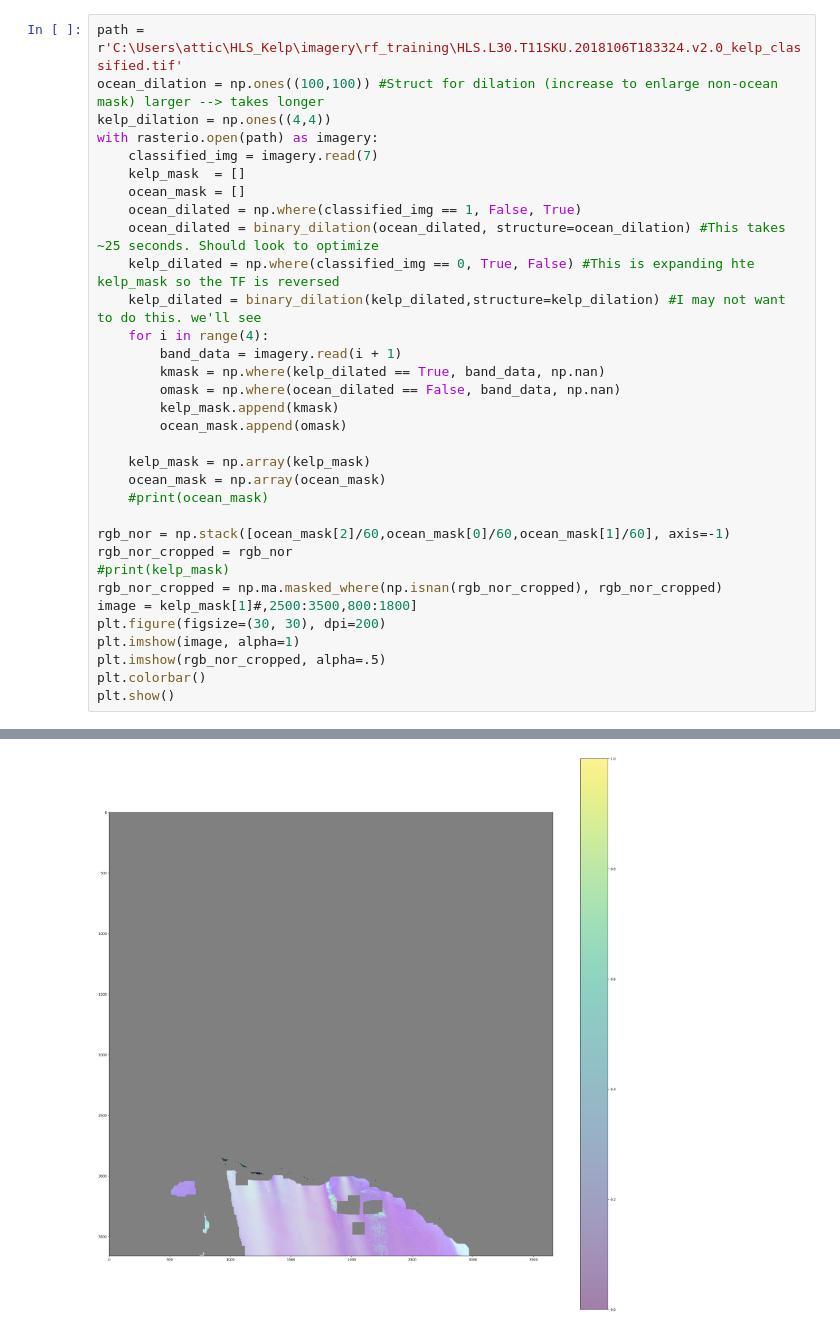
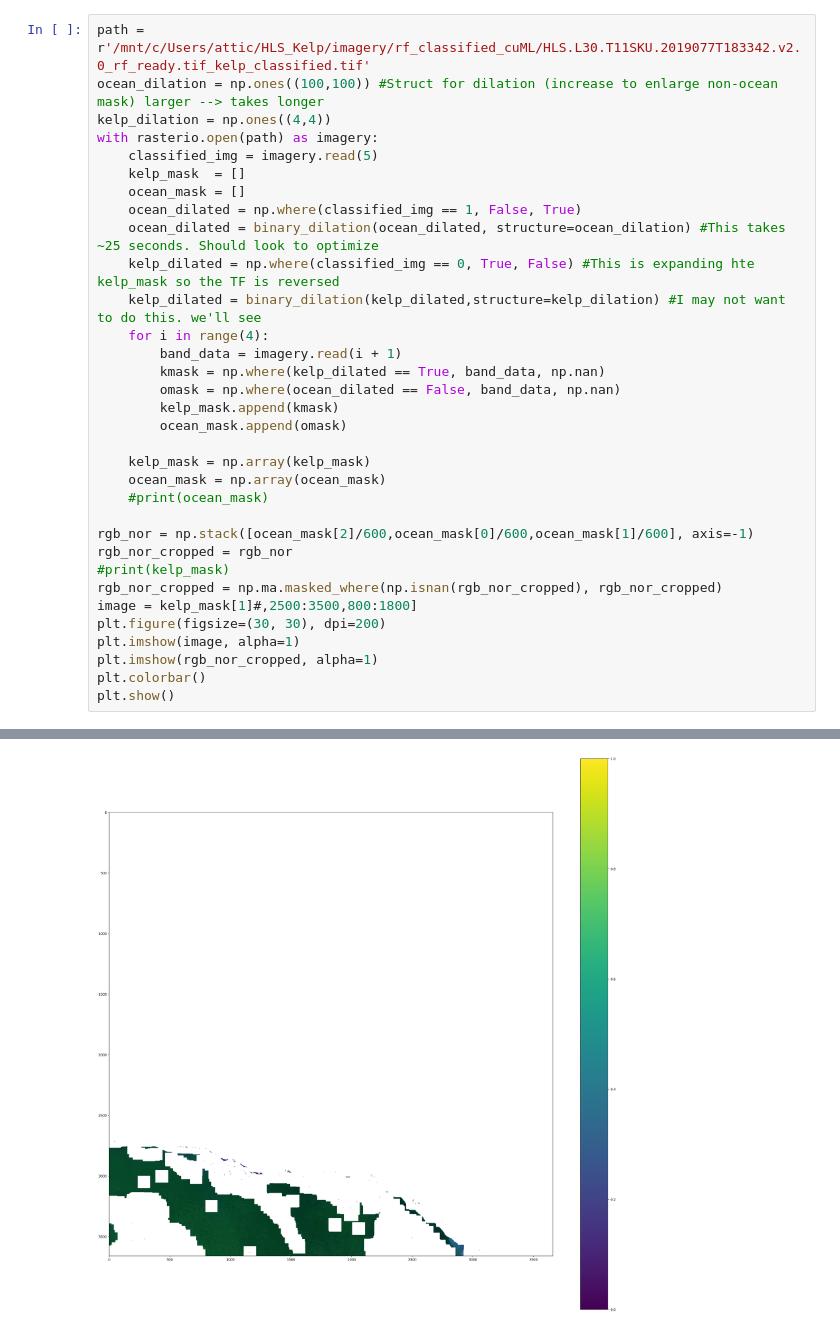
Before and after one commit to atticus-cummings/HLS_Kelp, a Jupyter notebook: mesma_dev.ipynb, the cells around one changed output, grey strips where cells are left out. Cells and saved outputs as stored; diff of their text form.

```diff
--- a/mesma_dev.ipynb
+++ b/mesma_dev.ipynb
@@ -7,11 +7,11 @@ import numpy as np
 import random
 from scipy.ndimage import binary_dilation
 # %%
-path = r'C:\Users\attic\HLS_Kelp\imagery\rf_training\HLS.L30.T11SKU.2018106T183324.v2.0_kelp_classified.tif'
+path = r'/mnt/c/Users/attic/HLS_Kelp/imagery/rf_classified_cuML/HLS.L30.T11SKU.2019077T183342.v2.0_rf_ready.tif_kelp_classified.tif'
 ocean_dilation = np.ones((100,100)) #Struct for dilation (increase to enlarge non-ocean mask) larger --> takes longer
 kelp_dilation = np.ones((4,4))
 with rasterio.open(path) as imagery:
-    classified_img = imagery.read(7)
+    classified_img = imagery.read(5)
     kelp_mask  = []
     ocean_mask = []
     ocean_dilated = np.where(classified_img == 1, False, True)
@@ -29,14 +29,14 @@ with rasterio.open(path) as imagery:
     ocean_mask = np.array(ocean_mask)
     #print(ocean_mask)
 
-rgb_nor = np.stack([ocean_mask[2]/60,ocean_mask[0]/60,ocean_mask[1]/60], axis=-1)
+rgb_nor = np.stack([ocean_mask[2]/600,ocean_mask[0]/600,ocean_mask[1]/600], axis=-1)
 rgb_nor_cropped = rgb_nor
 #print(kelp_mask)
 rgb_nor_cropped = np.ma.masked_where(np.isnan(rgb_nor_cropped), rgb_nor_cropped)
 image = kelp_mask[1]#,2500:3500,800:1800]
 plt.figure(figsize=(30, 30), dpi=200)
 plt.imshow(image, alpha=1)
-plt.imshow(rgb_nor_cropped, alpha=.5)
+plt.imshow(rgb_nor_cropped, alpha=1)
 plt.colorbar()
 plt.show()
 # %% [output]
@@ -44,4 +44,4 @@ Clipping input data to the valid range for imshow with RGB data ([0..1] for floa
-[figure, old version]
+[figure, new version]
 # %%
 ocean_EM_stack = []
 kelp_EM = [459, 556, 437, 1227]
```
Also changed, not shown: parts of 6 cells of this notebook, 5 other files.
